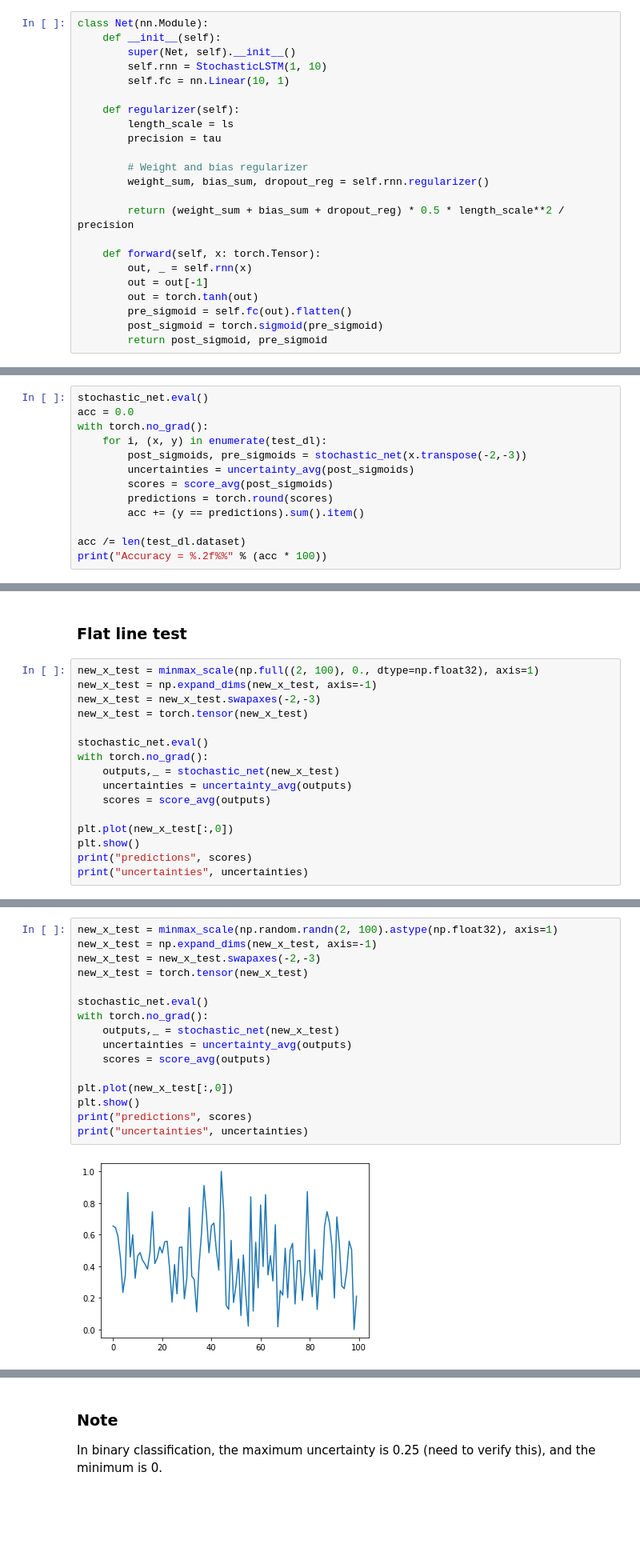
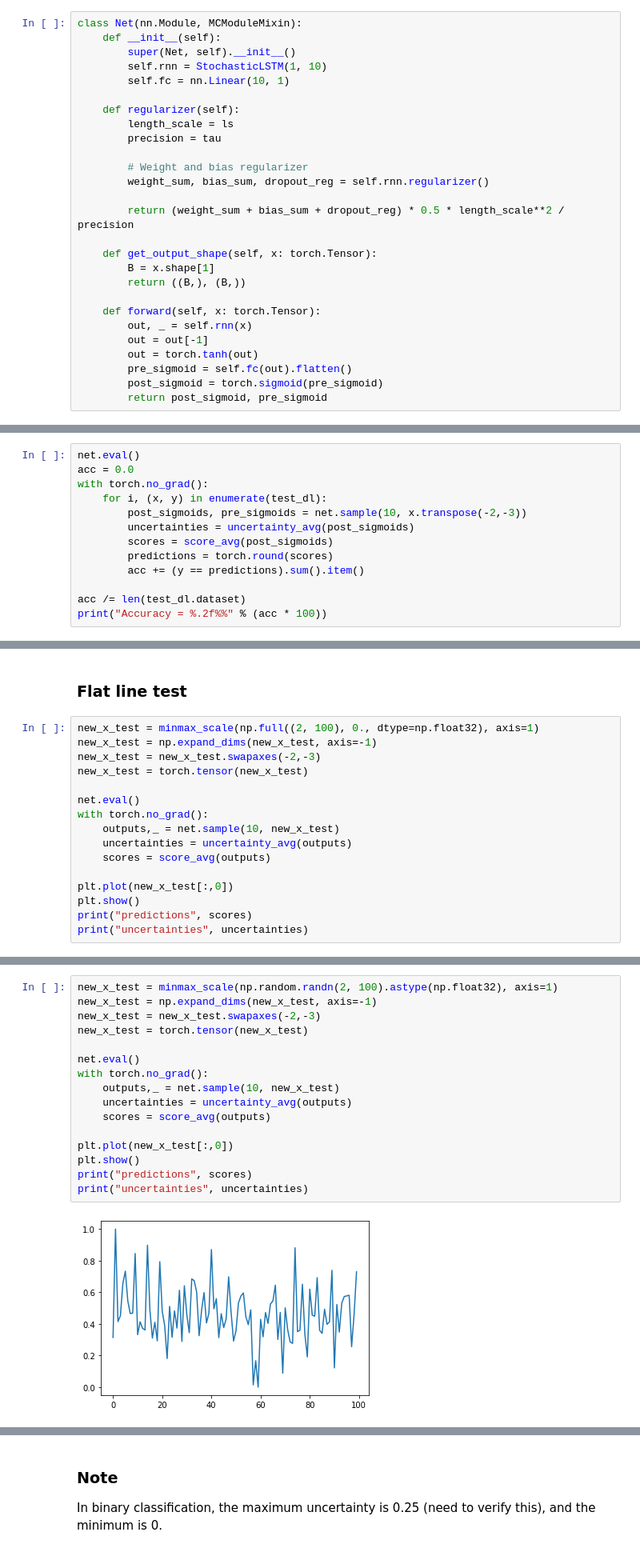
Before and after one commit to khanetor/dropout-in-rnn, a Jupyter notebook: Hill-Valley Concrete Dropout.ipynb, the cells around one changed output, grey strips where cells are left out. Shown: that part at 80% size. Drawn from its saved outputs; the diff is of its cells as text; blank space fills up the shorter version.

Commit message:
MC Mixin for pytorch

```diff
--- a/Hill-Valley Concrete Dropout.ipynb
+++ b/Hill-Valley Concrete Dropout.ipynb
@@ -69,7 +69,7 @@ test_dl = torch.utils.data.DataLoader(
         shuffle=False
 )
 # %%
-class Net(nn.Module):
+class Net(nn.Module, MCModuleMixin):
     def __init__(self):
         super(Net, self).__init__()
         self.rnn = StochasticLSTM(1, 10)
@@ -84,6 +84,10 @@ class Net(nn.Module):
 
         return (weight_sum + bias_sum + dropout_reg) * 0.5 * length_scale**2 / precision
 
+    def get_output_shape(self, x: torch.Tensor):
+        B = x.shape[1]
+        return ((B,), (B,))
+
     def forward(self, x: torch.Tensor):
         out, _ = self.rnn(x)
         out = out[-1]
@@ -133,11 +135,11 @@ stochastic_net = MCDualOutputModule(net)
 # %% [markdown]
 ### Test
 # %%
-stochastic_net.eval()
+net.eval()
 acc = 0.0
 with torch.no_grad():
     for i, (x, y) in enumerate(test_dl):
-        post_sigmoids, pre_sigmoids = stochastic_net(x.transpose(-2,-3))
+        post_sigmoids, pre_sigmoids = net.sample(10, x.transpose(-2,-3))
         uncertainties = uncertainty_avg(post_sigmoids)
         scores = score_avg(post_sigmoids)
         predictions = torch.round(scores)
@@ -189,9 +191,9 @@ new_x_test = np.expand_dims(new_x_test, axis=-1)
 new_x_test = new_x_test.swapaxes(-2,-3)
 new_x_test = torch.tensor(new_x_test)
 
-stochastic_net.eval()
+net.eval()
 with torch.no_grad():
-    outputs,_ = stochastic_net(new_x_test)
+    outputs,_ = net.sample(10, new_x_test)
     uncertainties = uncertainty_avg(outputs)
     scores = score_avg(outputs)
 
@@ -206,18 +208,18 @@ uncertainties tensor([0.0362, 0.0264])
 # %%
 new_x_test = minmax_scale(np.random.randn(2, 100).astype(np.float32), axis=1)
 new_x_test = np.expand_dims(new_x_test, axis=-1)
 new_x_test = new_x_test.swapaxes(-2,-3)
 new_x_test = torch.tensor(new_x_test)
 
-stochastic_net.eval()
+net.eval()
 with torch.no_grad():
-    outputs,_ = stochastic_net(new_x_test)
+    outputs,_ = net.sample(10, new_x_test)
     uncertainties = uncertainty_avg(outputs)
     scores = score_avg(outputs)
 
 plt.plot(new_x_test[:,0])
 plt.show()
 print("predictions", scores)
 print("uncertainties", uncertainties)
 # %% [output]
-[figure, old version]
+[figure, new version]
```
Also changed, not shown: parts of 10 cells of this notebook, 4 other files.
